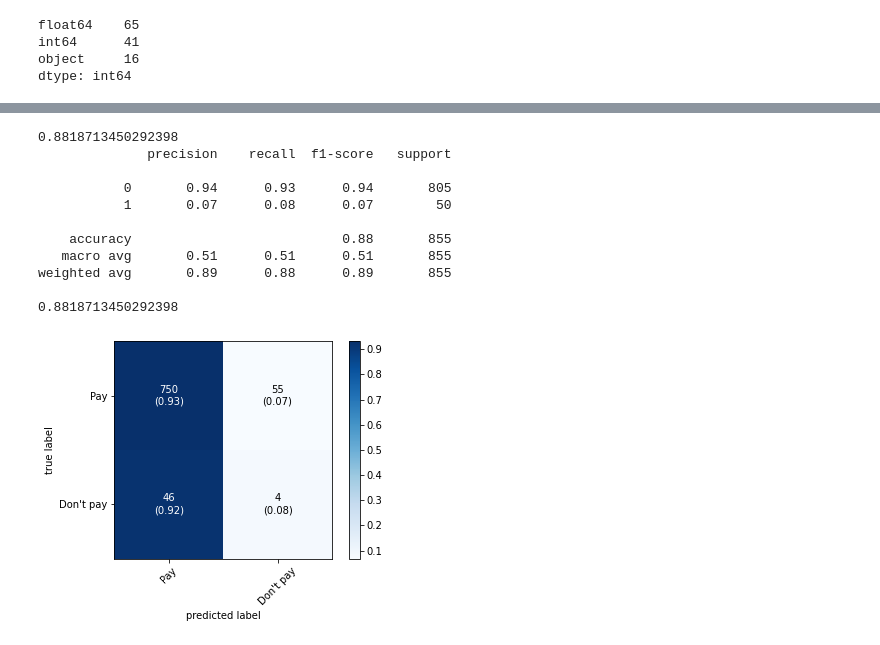
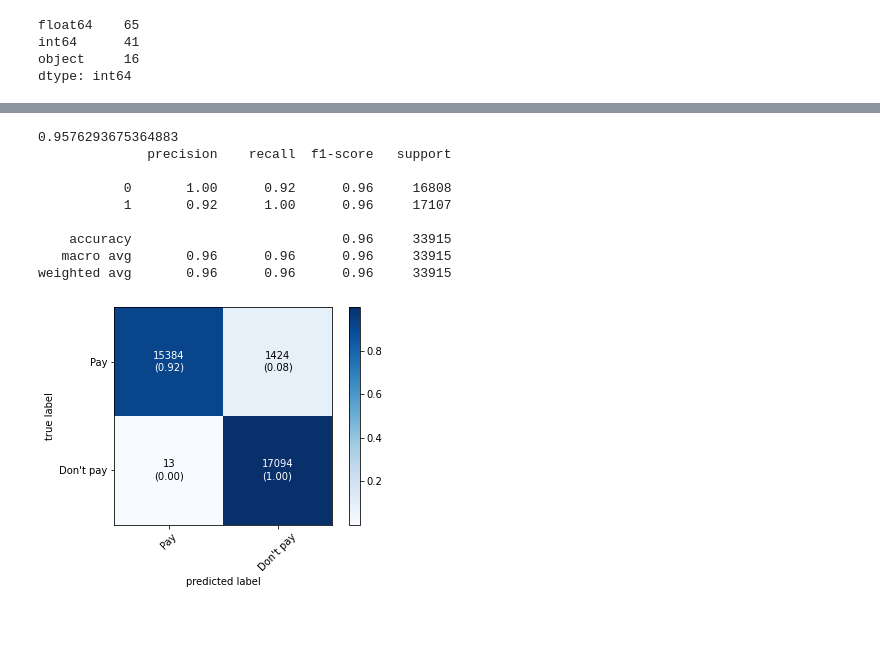
Before and after one commit to PaulBagnis/HomeCredit, a Jupyter notebook: notebooks/knn.ipynb, the cells around one changed output, grey strips where cells are left out. Saved outputs shown, nothing was run; the diff lists cells and outputs as text; code cells hidden in the pictures.

Commit message:
models are supra fine

```diff
--- a/notebooks/knn.ipynb
+++ b/notebooks/knn.ipynb
@@ -12,9 +12,15 @@ from sklearn.neighbors import KNeighborsClassifier
 from sklearn.metrics import classification_report, confusion_matrix, accuracy_score
 from mlxtend.plotting import plot_confusion_matrix
 
+from sklearn.preprocessing import StandardScaler
+from sklearn.model_selection import train_test_split
+
+from pprint import pprint
 
 df = pd.read_csv("C:/Users/owcha/Desktop/application_train.csv")
 
+df = df.iloc[:round(df.shape[0] * 0.3),:]
+
 print('Datashape: ', df.shape)
 df.head()
 # %% [output]
@@ -171,22 +173,21 @@ Name: TARGET, dtype: float64
 # %%
 #Oversampling (not undersampling) because we haven't many rows.
-
 # Separate majority and minority classes
-df_majority = dfTrain[dfTrain['TARGET']==0]
-df_minority = dfTrain[dfTrain['TARGET']==1]
+df_majority = df[df['TARGET']==0]
+df_minority = df[df['TARGET']==1]
 
 # Upsample minority class
 df_minority_upsampled = resample(df_minority,
                                  replace=True,     # sample with replacement
-                                 n_samples=round(dfTrain.shape[0] * 0.918744),  # to match majority class
+                                 n_samples=round(df.shape[0] * 0.919089),  # to match majority class
                                  random_state=123) # reproducible results
 
 # Combine majority class with upsampled minority class
-dfTrainUpsampled = pd.concat([df_majority, df_minority_upsampled])
+dfUpsampled = pd.concat([df_majority, df_minority_upsampled])
 
 # Display new class counts
-dfTrainUpsampled['TARGET'].value_counts()
-print('Training data shape: ', dfTrainUpsampled.shape)
+dfUpsampled['TARGET'].value_counts()
+print('Training data shape: ', dfUpsampled.shape)
 
-dfTrainUpsampled['TARGET'].astype(int).plot.hist();
+dfUpsampled['TARGET'].astype(int).plot.hist();
 # %% [output]
@@ -243,39 +260,39 @@ plt.show()
 # %%
 #Oversampled knn declaration -> with k = 2.
 oversampled_knn = KNeighborsClassifier(n_neighbors=2, n_jobs=-1)
-oversampled_knn.fit(oversampled_X_train, oversampled_y_train)
+oversampled_knn.fit(up_X_train, up_y_train)
+
 
 #Prédiction.
-oversampled_pred = oversampled_knn.predict(X_test)
+oversampled_pred = oversampled_knn.predict(up_X_test)
+oversampled_pred_proba = oversampled_knn.predict_proba(up_X_test)
 
 #Result.
-conf_mat = confusion_matrix(y_test, oversampled_pred)
+conf_mat = confusion_matrix(up_y_test, oversampled_pred)
 
 fig, ax = plot_confusion_matrix(conf_mat=conf_mat,
                                 colorbar=True,
                                 show_absolute=True,
                                 show_normed=True,
                                 class_names=["Pay", "Don't pay"])
 
 print ( conf_mat.diagonal().sum()/conf_mat.sum() )
 
-print( classification_report(y_test, oversampled_pred))
+print( classification_report(up_y_test, oversampled_pred))
 #The recall means "how many of this class you find over the whole number of element of this class".
 #The precision will be "how many are correctly classified among that class".
 #The f1-score is the harmonic mean between precision & recall.
 #The support is the number of occurence of the given class in your dataset.
 
 #print( accuracy_score(y_test, oversampled_pred) )
 # %% [output]
-0.8818713450292398
+0.9576293675364883
               precision    recall  f1-score   support
 
-           0       0.94      0.93      0.94       805
-           1       0.07      0.08      0.07        50
+           0       1.00      0.92      0.96     16808
+           1       0.92      1.00      0.96     17107
 
-    accuracy                           0.88       855
-   macro avg       0.51      0.51      0.51       855
-weighted avg       0.89      0.88      0.89       855
-
-0.8818713450292398
+    accuracy                           0.96     33915
+   macro avg       0.96      0.96      0.96     33915
+weighted avg       0.96      0.96      0.96     33915
-[figure, old version]
+[figure, new version]
```
Also changed, not shown: parts of 10 cells of this notebook, 1 other file.
